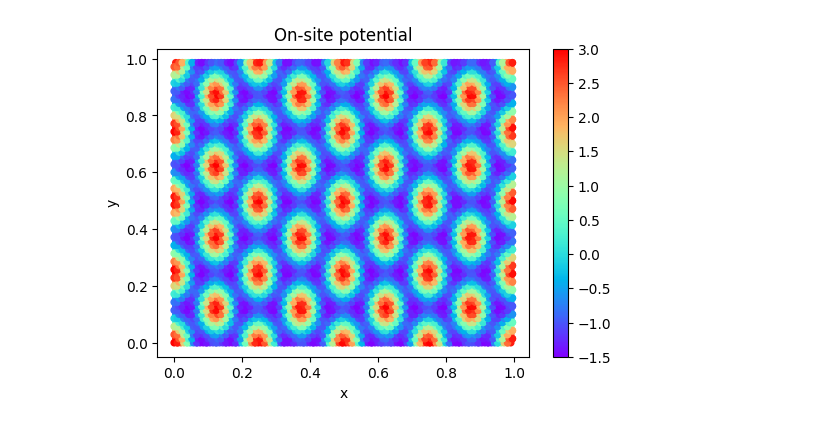
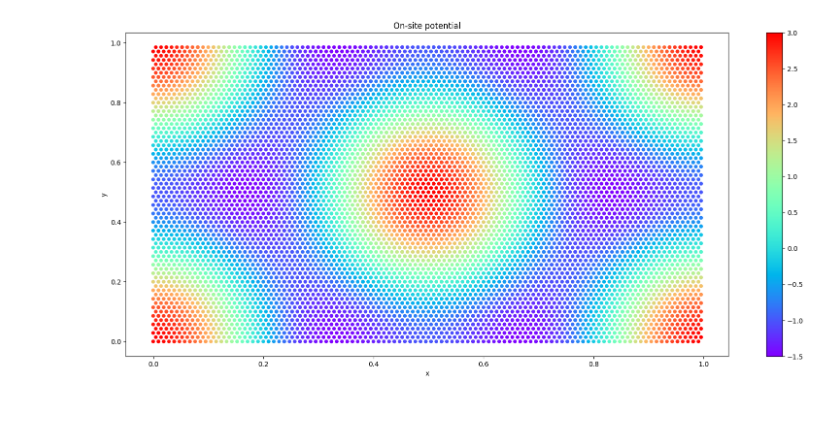
Before and after one commit to aj0337/periodic-potential, a Jupyter notebook: daint/BLG/tb-hamiltonian/potential_plotter.ipynb, the cells around one changed output. Saved outputs shown, nothing was run; the diff lists cells and outputs as text; code cells hidden in the pictures.

Commit message:
Tests on potential in hexagonal unit cell

```diff
--- a/daint/BLG/tb-hamiltonian/potential_plotter.ipynb
+++ b/daint/BLG/tb-hamiltonian/potential_plotter.ipynb
@@ -20,10 +20,10 @@ nn = 1  # number of nearest neighbors | don't use 0!
 workdir = Path(".")
 
 # lengths
-lx = 152.0  # length in x direction (Å)
+lx = 153  # length in x direction (Å)
 ly = lx / np.sqrt(3)   # length in y direction (Å) keeping the b/a ratio
 lz = 10  # length in z direction (Å)
-# basepath = workdir / f"len_{lx}x{round(ly,3)}/nn_{nn}"
+basepath = workdir / f"len_{lx}x{round(ly,3)}/nn_{nn}"
 
 # or, repetitions
 # nx = 3  # number of repetitions in x direction
@@ -31,7 +31,7 @@ lz = 10  # length in z direction (Å)
 # nz = 1  # number of repetitions in z direction
 # basepath = workdir / f"rep_{nx}x{ny}/nn_{nn}"
 
-# basepath.mkdir(parents=True, exist_ok=True)
+basepath.mkdir(parents=True, exist_ok=True)
 # %%
 # Define structure
 
@@ -56,16 +57,23 @@ H = TBHamiltonian(
 
 H.build()
 # %%
-potential = PotentialFactory("triangular-three-wave")
+potential = PotentialFactory("superlattice")
+Rx = 20
+Ry = Rx/(1.33333 * np.sqrt(3))
+m = 1
+factor = 4 * m * np.pi
+qvalue1 = factor
+qvalue2 = factor / np.sqrt(3)
 potential.params = {
     "amplitude": 1.0,
-    "width": 0.125,
+    "qvalue1": qvalue1,
+    "qvalue2": qvalue2,
 }
 H.update_onsite_terms(
     onsite_term=0.0,
     potential=potential,
     alpha=(1.0, 1.0),
 )
-H.plot_potential()
+H.plot_potential(fig_params={"figsize":(Rx,Ry)})
 # %% [output]
-[figure, old version]
+[figure, new version]
```
Also changed, not shown: parts of 5 cells of this notebook, 4 other files.
